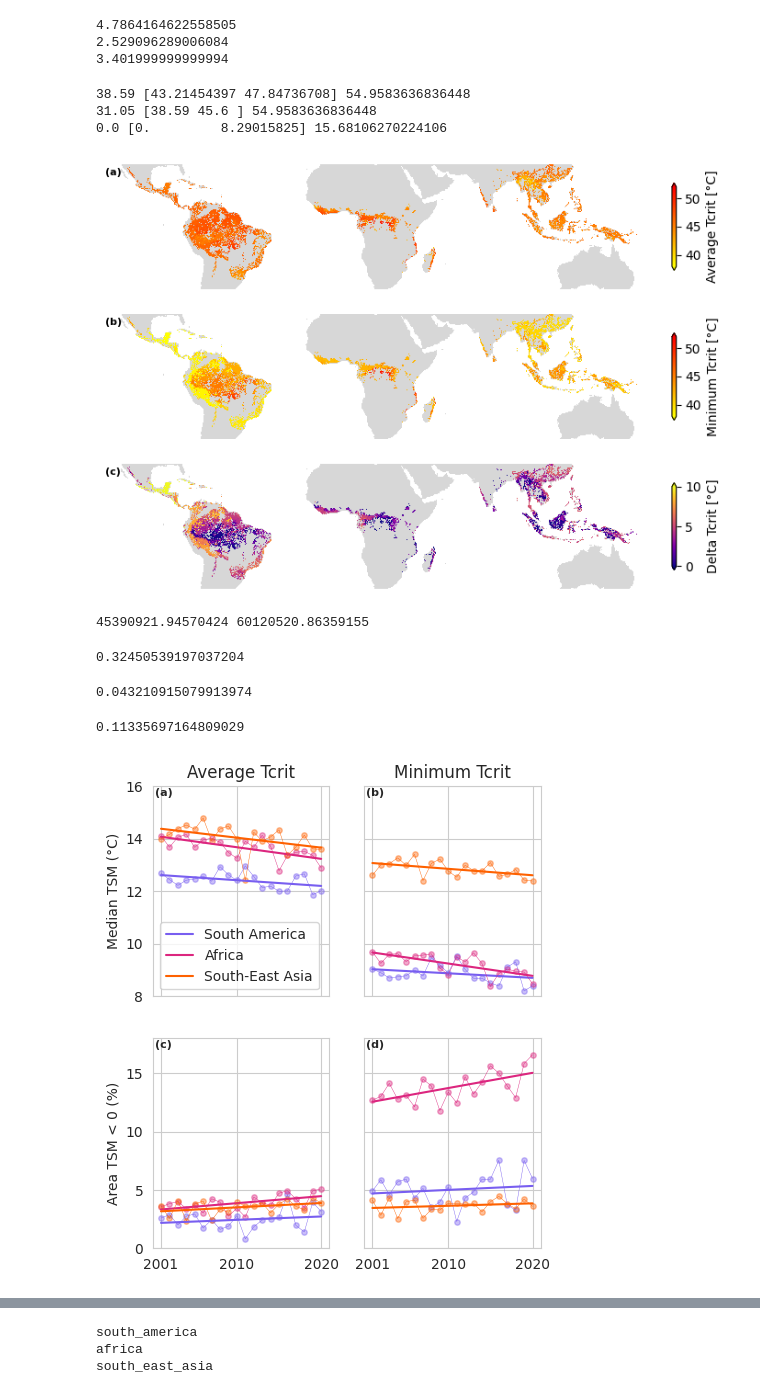
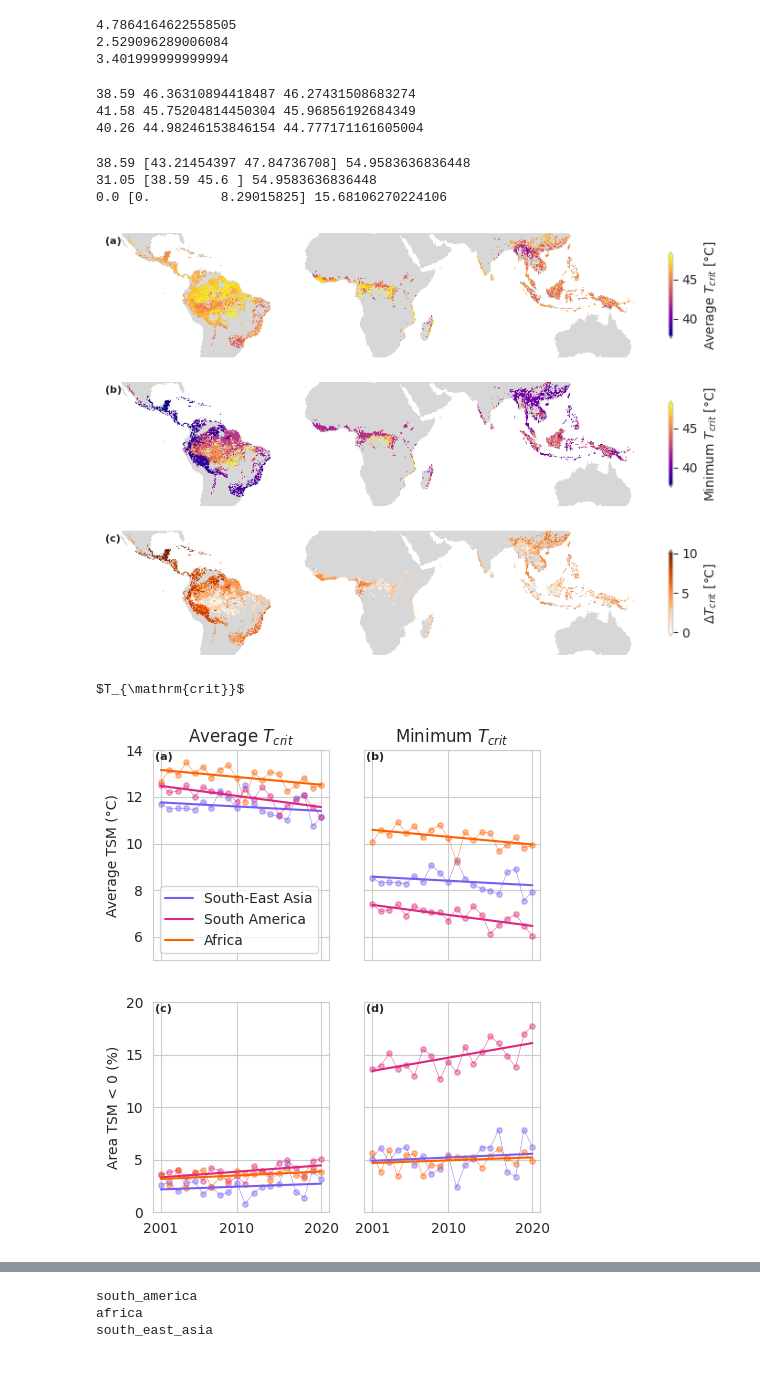
Before and after one commit to gaslen/Tcrit_tropical, a Jupyter notebook: figures.ipynb, the cells around one changed output, grey strips where cells are left out. Cells and saved outputs as stored; diff of their text form; code cells hidden in the pictures.

```diff
--- a/figures.ipynb
+++ b/figures.ipynb
@@ -256,6 +403,14 @@ print(np.nanmedian(delta_tcrit[:,21000:]))
 4.7864164622558505
 2.529096289006084
 3.401999999999994
+# %%
+print(np.nanmin(tcrit_map[:,:10000]), np.nanmedian(tcrit_map[:,:10000]), np.nanmean(tcrit_map[:,:10000]))
+print(np.nanmin(tcrit_map[:,10000:21000]), np.nanmedian(tcrit_map[:,10000:21000]), np.nanmean(tcrit_map[:,10000:21000]))
+print(np.nanmin(tcrit_map[:,21000:]), np.nanmedian(tcrit_map[:,21000:]), np.nanmean(tcrit_map[:,21000:]))
+# %% [output]
+38.59 46.36310894418487 46.27431508683274
+41.58 45.75204814450304 45.96856192684349
+40.26 44.98246153846154 44.777171161605004
 # %%
 print(np.nanmin(tcrit_map), np.nanquantile(tcrit_map, (0.05,0.95)), np.nanmax(tcrit_map))
 print(np.nanmin(min_tcrit), np.nanquantile(min_tcrit, (0.05,0.95)), np.nanmax(min_tcrit))
@@ -268,14 +423,15 @@ print(np.nanmin(delta_tcrit), np.nanquantile(delta_tcrit, (0.05,0.95)), np.nanma
 fig, axs = plt.subplots(3, 1, figsize=(10,6))
 
 tcrit_minn = 38
-tcrit_maxx = 52
+tcrit_maxx = 48
 tcrit_cmap = colors.LinearSegmentedColormap.from_list("tcrit", ["yellow", "red"])
 delta_minn = 0
 delta_maxx = 10
 
 for ax, data, cmap, minn, maxx, ylab, abc in zip(
-    axs, [tcrit_map, min_tcrit, delta_tcrit], [tcrit_cmap, tcrit_cmap, 'plasma'], [tcrit_minn, tcrit_minn, delta_minn], [tcrit_maxx, tcrit_maxx, delta_maxx],
-    ['Average Tcrit [°C]', 'Minimum Tcrit [°C]', 'Delta Tcrit [°C]'], ['(a)','(b)','(c)']):
+    axs, [tcrit_map, min_tcrit, delta_tcrit], ['plasma', 'plasma', 'Oranges'], [tcrit_minn, tcrit_minn, delta_minn], [tcrit_maxx, tcrit_maxx, delta_maxx],
+    [r"Average $T_{crit}$ [°C]", r"Minimum $T_{crit}$ [°C]", r"$\Delta T_{crit}$ [°C]"], ['(a)','(b)','(c)']):
+    # ['Average Tcrit [°C]', 'Minimum Tcrit [°C]', 'Delta Tcrit [°C]']
 
     ax.imshow(terra[slice_tropics], cmap=cmap_terra)
     im = ax.imshow(data, cmap=cmap, interpolation='none')
@@ -294,93 +450,84 @@ for ax, data, cmap, minn, maxx, ylab, abc in zip(
 
 plt.savefig("figures/resubmission/Tcrit_mean_min_delta.pdf", bbox_inches='tight')
 # %% [output]
-[figure, old version]
+[figure, new version]
 # %%
 # Figure 2
 # %%
 df_median_tsm_mean_tcrit = pd.DataFrame({'year': range(2001, 2021)})
+df_mean_tsm_mean_tcrit = pd.DataFrame({'year': range(2001, 2021)})
 df_area_neg_tsm_mean_tcrit = pd.DataFrame({'year': range(2001, 2021)})
+df_frac_area_neg_tsm_mean_tcrit = pd.DataFrame({'year': range(2001, 2021)})
 
 df_median_tsm_min_tcrit = pd.DataFrame({'year': range(2001, 2021)})
+df_mean_tsm_min_tcrit = pd.DataFrame({'year': range(2001, 2021)})
 df_area_neg_tsm_min_tcrit = pd.DataFrame({'year': range(2001, 2021)})
+df_frac_area_neg_tsm_min_tcrit = pd.DataFrame({'year': range(2001, 2021)})
 
 for continent, slice in geo_slices.items():
     tsm_mean_tcrit = np.load(DATA_PATH + f"/outputs/TSM_2001_2020_{continent}__v15.npy")
     df_median_tsm_mean_tcrit[continent] = np.nanmedian(tsm_mean_tcrit, axis=(0,1))
+    df_mean_tsm_mean_tcrit[continent] = [np.mean(tsm_mean_tcrit[...,i][~np.isnan(tsm_mean_tcrit[...,i])]) for i in range(tsm_mean_tcrit.shape[2])]
 
     area_tsm_neg_mean_tcrit = [compute_area_hectares(tsm_mean_tcrit[...,i] <= 0, slice) for i in range(20)]
     tot_area_mean_tcrit = compute_area_hectares(~np.isnan(tsm_mean_tcrit[...,0]), slice)
-    df_area_neg_tsm_mean_tcrit[f"hectares_{continent}"] = area_tsm_neg_mean_tcrit
-    df_area_neg_tsm_mean_tcrit[f"total_hectares_{continent}"] = tot_area_mean_tcrit
-    df_area_neg_tsm_mean_tcrit[f"frac_{continent}"] = area_tsm_neg_mean_tcrit/tot_area_mean_tcrit*100
+    df_area_neg_tsm_mean_tcrit[continent] = area_tsm_neg_mean_tcrit
+    # df_area_neg_tsm_mean_tcrit[f"total_hectares_{continent}"] = tot_area_mean_tcrit
+    df_frac_area_neg_tsm_mean_tcrit[continent] = area_tsm_neg_mean_tcrit/tot_area_mean_tcrit*100
 
     tsm_min_tcrit = np.load(DATA_PATH + f"/outputs/TSM_minTcrit_2001_2020_{continent}__v15.npy")
     df_median_tsm_min_tcrit[continent] = np.nanmedian(tsm_min_tcrit, axis=(0,1))
+    df_mean_tsm_min_tcrit[continent] = [np.mean(tsm_min_tcrit[...,i][~np.isnan(tsm_min_tcrit[...,i])]) for i in range(tsm_min_tcrit.shape[2])]
+
 
     area_tsm_neg_min_tcrit = [compute_area_hectares(tsm_min_tcrit[...,i] <= 0, slice) for i in range(20)]
     tot_area_min_tcrit = compute_area_hectares(~np.isnan(tsm_min_tcrit[...,0]), slice)
-    df_area_neg_tsm_min_tcrit[f"hectares_{continent}"] = area_tsm_neg_min_tcrit
-    df_area_neg_tsm_min_tcrit[f"total_hectares_{continent}"] = tot_area_min_tcrit
-    df_area_neg_tsm_min_tcrit[f"frac_{continent}"] = area_tsm_neg_min_tcrit/tot_area_min_tcrit*100
+    df_area_neg_tsm_min_tcrit[continent] = area_tsm_neg_min_tcrit
+    # df_area_neg_tsm_min_tcrit[f"total_hectares_{continent}"] = tot_area_min_tcrit
+    df_frac_area_neg_tsm_min_tcrit[continent] = area_tsm_neg_min_tcrit/tot_area_min_tcrit*100
-# %%
-a2001, a2020 = df_area_neg_tsm_mean_tcrit.iloc[[0,19]][['hectares_south_east_asia','hectares_south_america','hectares_africa']].sum(axis=1).values
-print(a2020*1e-6, a2001*1e-6)
-(a2020 - a2001) / a2001
-# %% [output]
-45390921.94570424 60120520.86359155
-0.32450539197037204
-# %%
-df_area_neg_tsm_mean_tcrit.iloc[19][[
-    'hectares_south_east_asia','hectares_south_america','hectares_africa'
-]].sum() / df_area_neg_tsm_mean_tcrit.iloc[19][['total_hectares_south_east_asia','total_hectares_south_america','total_hectares_africa']].sum()#.values
-# %% [output]
-0.043210915079913974
-# %%
-df_area_neg_tsm_min_tcrit.iloc[19][[
-    'hectares_south_east_asia','hectares_south_america','hectares_africa'
-]].sum() / df_area_neg_tsm_min_tcrit.iloc[19][['total_hectares_south_east_asia','total_hectares_south_america','total_hectares_africa']].sum()#.values
-# %% [output]
-0.11335697164809029
+# %%
+print(r"$T_{\mathrm{crit}}$")
+# %% [output]
+$T_{\mathrm{crit}}$
 # %%
 sns.set_style('whitegrid')
 fig, ((ax1, ax2), (ax3, ax4)) = plt.subplots(2,2, figsize=(5,6), sharex=True, sharey='row')
 x = np.arange(2001, 2021)
 X = x.reshape(-1,1)
 
-for ax, df in zip([ax1, ax2], [df_median_tsm_mean_tcrit, df_median_tsm_min_tcrit]):
+for ax, df in zip([ax1, ax2], [df_mean_tsm_mean_tcrit, df_mean_tsm_min_tcrit]):#[df_median_tsm_mean_tcrit, df_median_tsm_min_tcrit]): #
     # ax1: median TSM for mean Tcrit
     # ax2: median TSM for min Tcrit
     for continent, color in zip(geo_slices.keys(), ['#785EF0', '#DC267F','#FE6100']):
         y = df[continent].values
         model = LinearRegression().fit(X, y)
         pred = model.predict(X)
         ax.scatter(x, y, color=color, edgecolor=None, s=15, alpha=0.4, label="_nolegend_")
         ax.plot(x, y, color=color, linewidth=0.3, label="_nolegend_")
         ax.plot(x, pred, color=color, linewidth=1.5, label=continent)
-    ax.set(xticks=[2001, 2010, 2020], ylim=(8, 16), xlabel=None)
-ax1.set_ylabel('Median TSM (°C)')
-ax1.set_title('Average Tcrit')
-ax2.set_title('Minimum Tcrit')
-ax1.legend(['south_america', 'africa', 'south_east_asia'], labels=['South America', 'Africa', 'South-East Asia'])
+    ax.set(xticks=[2001, 2010, 2020], ylim=(5, 14), xlabel=None)
+ax1.set_ylabel('Average TSM (°C)')
+ax1.set_title(r"Average $T_{crit}$")#'Average Tcrit')
+ax2.set_title(r"Minimum $T_{crit}$")#'Minimum Tcrit')
+ax1.legend(labels=['South-East Asia', 'South America', 'Africa'])
 
-for ax, df in zip([ax3, ax4], [df_area_neg_tsm_mean_tcrit, df_area_neg_tsm_min_tcrit]):
+for ax, df in zip([ax3, ax4], [df_frac_area_neg_tsm_mean_tcrit, df_frac_area_neg_tsm_min_tcrit]):
     # ax3: area TSM < 0 for mean Tcrit
     # ax4: area TSM < 0 for min Tcrit
     for continent, color in zip(geo_slices.keys(), ['#785EF0', '#DC267F','#FE6100']):
-        y = df[f"frac_{continent}"].values
+        y = df[continent].values
         # model = make_pipeline(PolynomialFeatures(4), Ridge(alpha=1e-5)).fit(X, y)
         model = LinearRegression().fit(X, y)
         pred = model.predict(X)
         ax.scatter(x, y, color=color, edgecolor=None, s=15, alpha=0.4)
         ax.plot(x, y, color=color, linewidth=0.3)
         ax.plot(x, pred, color=color, linewidth=1.5)
-        ax.set(ylim=(0,18))
+        ax.set(ylim=(0,20))
 ax3.set(ylabel='Area TSM < 0 (%)')
 
 for ax, abc in zip([ax1, ax2, ax3, ax4], ['(a)', '(b)', '(c)', '(d)']):
     ax.text(0.01, 0.99, abc, transform=ax.transAxes, fontsize=8, fontweight='bold', va='top', ha='left')
 
 plt.savefig("figures/resubmission/TSM_area_curves_mean_min_tcrit.pdf", bbox_inches='tight')
-plt.show()
 # %% [output]
-[figure, old version]
+[figure, new version]
```
Also changed, not shown: parts of 46 cells of this notebook, 1 other file.
